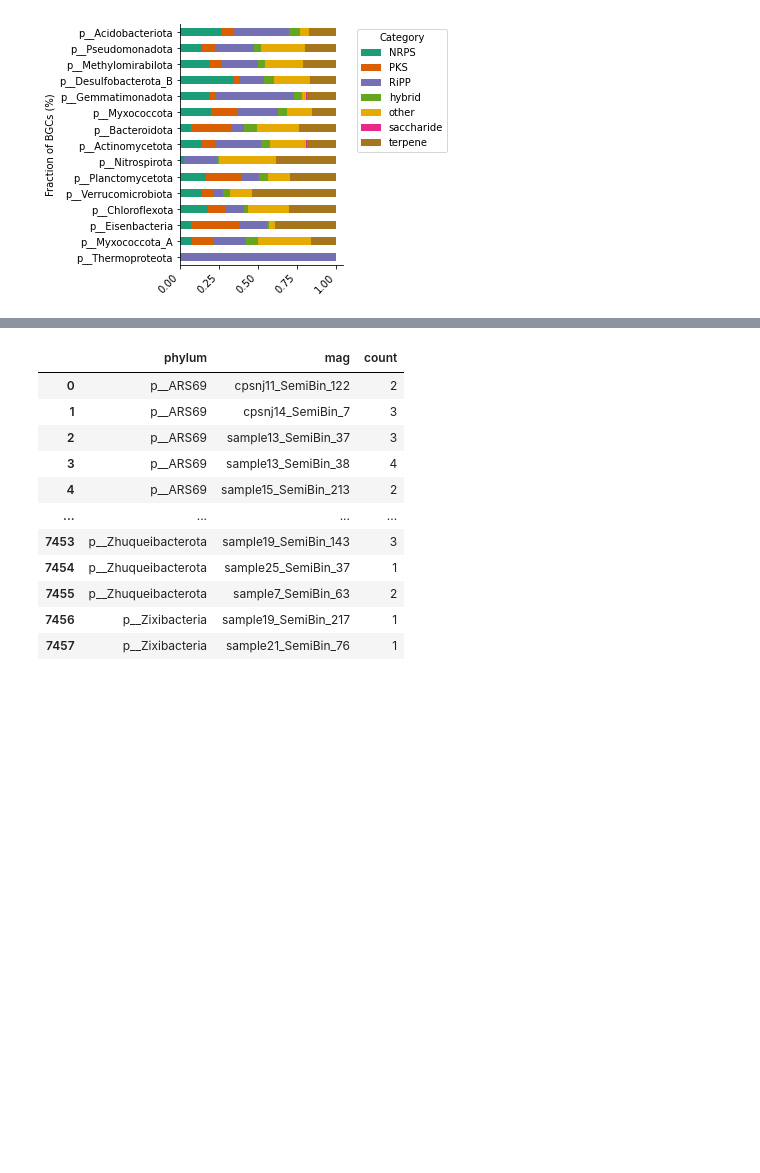
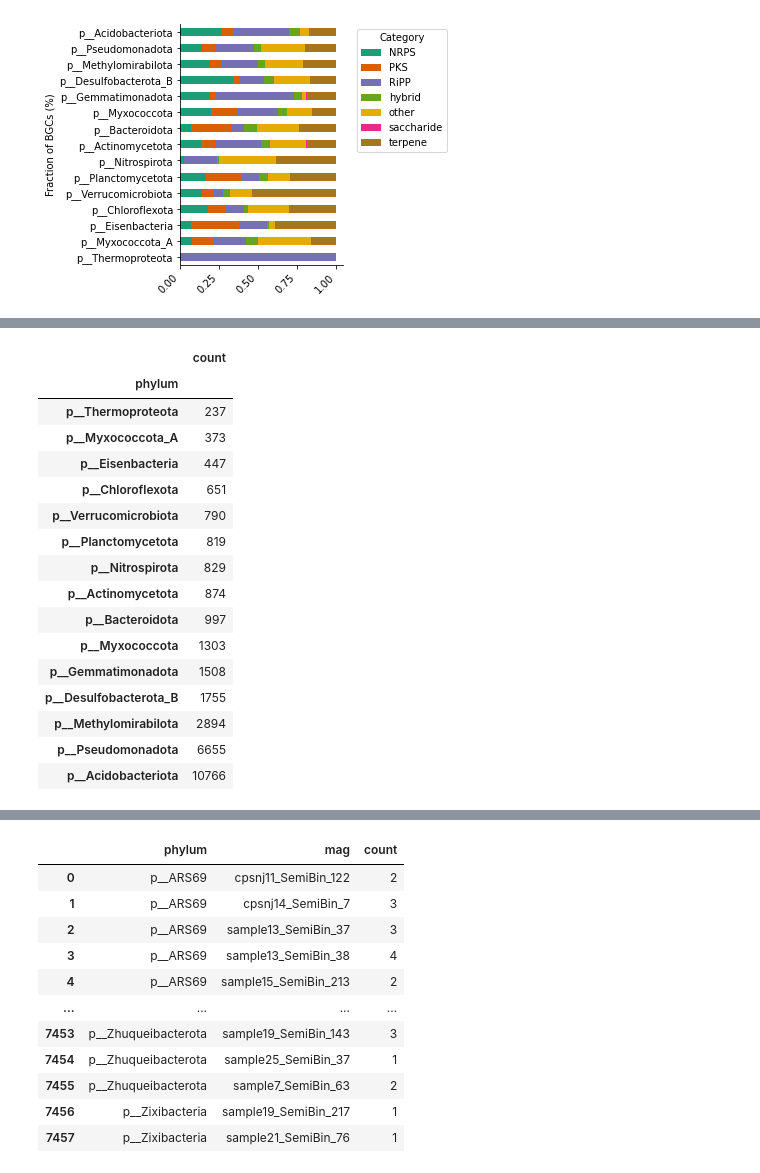
Before and after one commit to BigDataBiology/Duan2026_urban_soil, a Jupyter notebook: analysis/figure4/figure4.ipynb, the cells around one changed output, grey strips where cells are left out. Drawn from its saved outputs; the diff is of its cells as text; code cells hidden in the pictures; blank space fills up the shorter version.

```diff
--- a/analysis/figure4/figure4.ipynb
+++ b/analysis/figure4/figure4.ipynb
@@ -90,0 +108,21 @@ plt.tight_layout()
+# %%
+phylum = df.groupby(['phylum']).size().sort_values(ascending=False).reset_index(name='count').head(15).sort_values(by='count',ascending=True).set_index('phylum')
+phylum
+# %% [output]
+|  | count |
+| phylum |  |
+| p__Thermoproteota | 237 |
+| p__Myxococcota_A | 373 |
+| p__Eisenbacteria | 447 |
+| p__Chloroflexota | 651 |
+| p__Verrucomicrobiota | 790 |
+| p__Planctomycetota | 819 |
+| p__Nitrospirota | 829 |
+| p__Actinomycetota | 874 |
+| p__Bacteroidota | 997 |
+| p__Myxococcota | 1303 |
+| p__Gemmatimonadota | 1508 |
+| p__Desulfobacterota_B | 1755 |
+| p__Methylomirabilota | 2894 |
+| p__Pseudomonadota | 6655 |
+| p__Acidobacteriota | 10766 |
```
Also changed, not shown: parts of 5 cells of this notebook, 1 other file.
